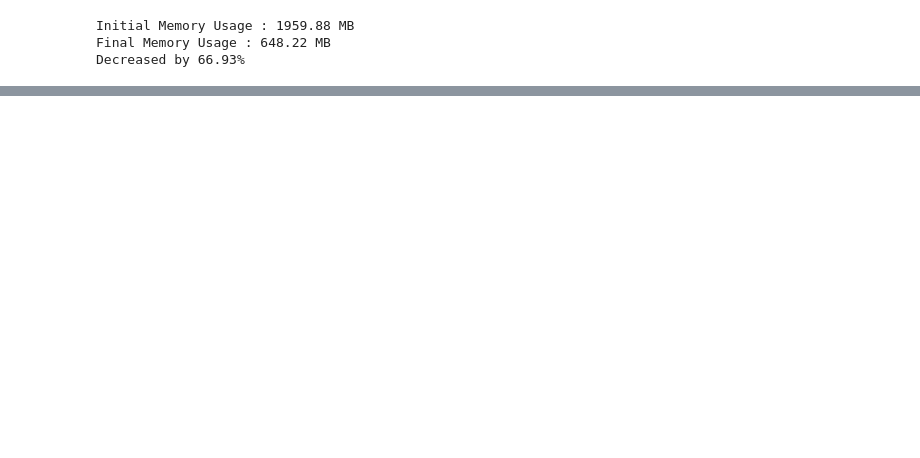
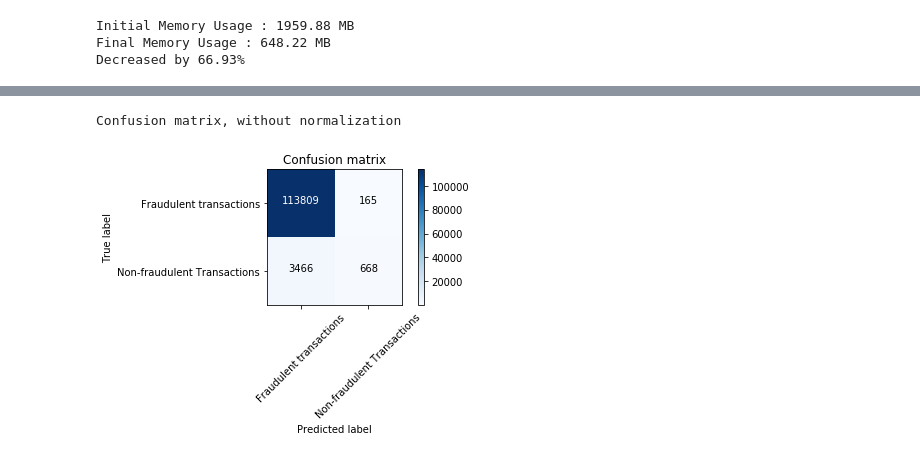
Before and after one commit to cs4262-fraud-detection/ieee-fraud-detection, a Jupyter notebook: final_submission/final_submission.ipynb, the cells around one changed output, grey strips where cells are left out. Cells and saved outputs as stored; diff of their text form; code cells hidden in the pictures; blank space fills up the shorter version.

```diff
--- a/final_submission/final_submission.ipynb
+++ b/final_submission/final_submission.ipynb
@@ -121,0 +194,11 @@ def get_model_with_best_estimators(model, parameters, X_train, y_train):
+# %%
+# Logistic regression model.
+logistic_regression_parameters = {'C':[1, 10], 'penalty':('l2',), 'solver':('saga', 'newton-cg')}
+logistic_regression = linear_model.LogisticRegression(n_jobs=-1, max_iter=700)
+best_logistic_regression_model = get_model_with_best_estimators(logistic_regression, logistic_regression_parameters, X_train, y_train)
+# %%
+cf_matrix_logistic_regression = sklearn.metrics.confusion_matrix(y_test, best_logistic_regression_model.predict(X_test))
+plot_confusion_matrix(cf_matrix_logistic_regression, ["Fraudulent transactions", "Non-fraudulent Transactions"])
+# %% [output]
+Confusion matrix, without normalization
+[figure, added]
```
Also changed, not shown: parts of 33 cells of this notebook.
